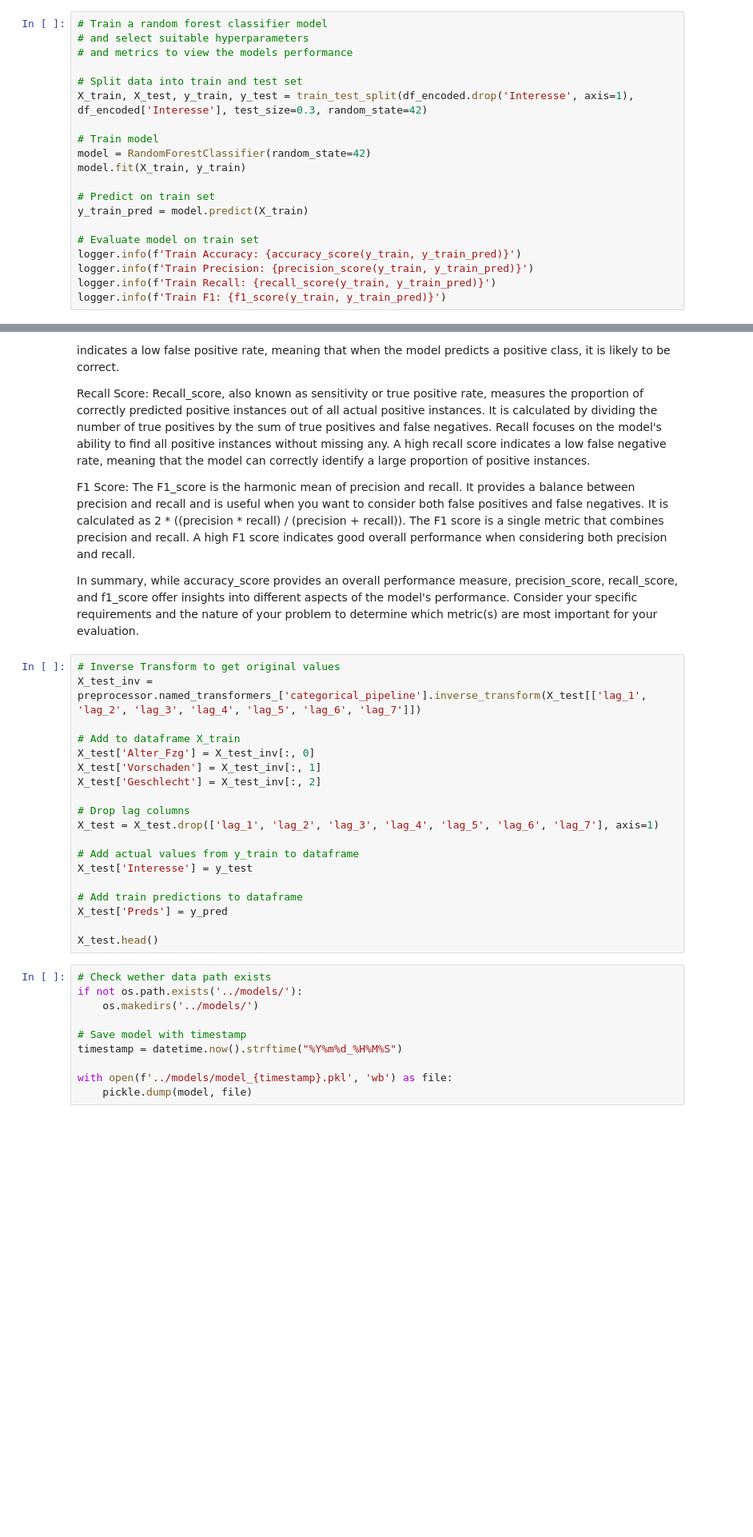
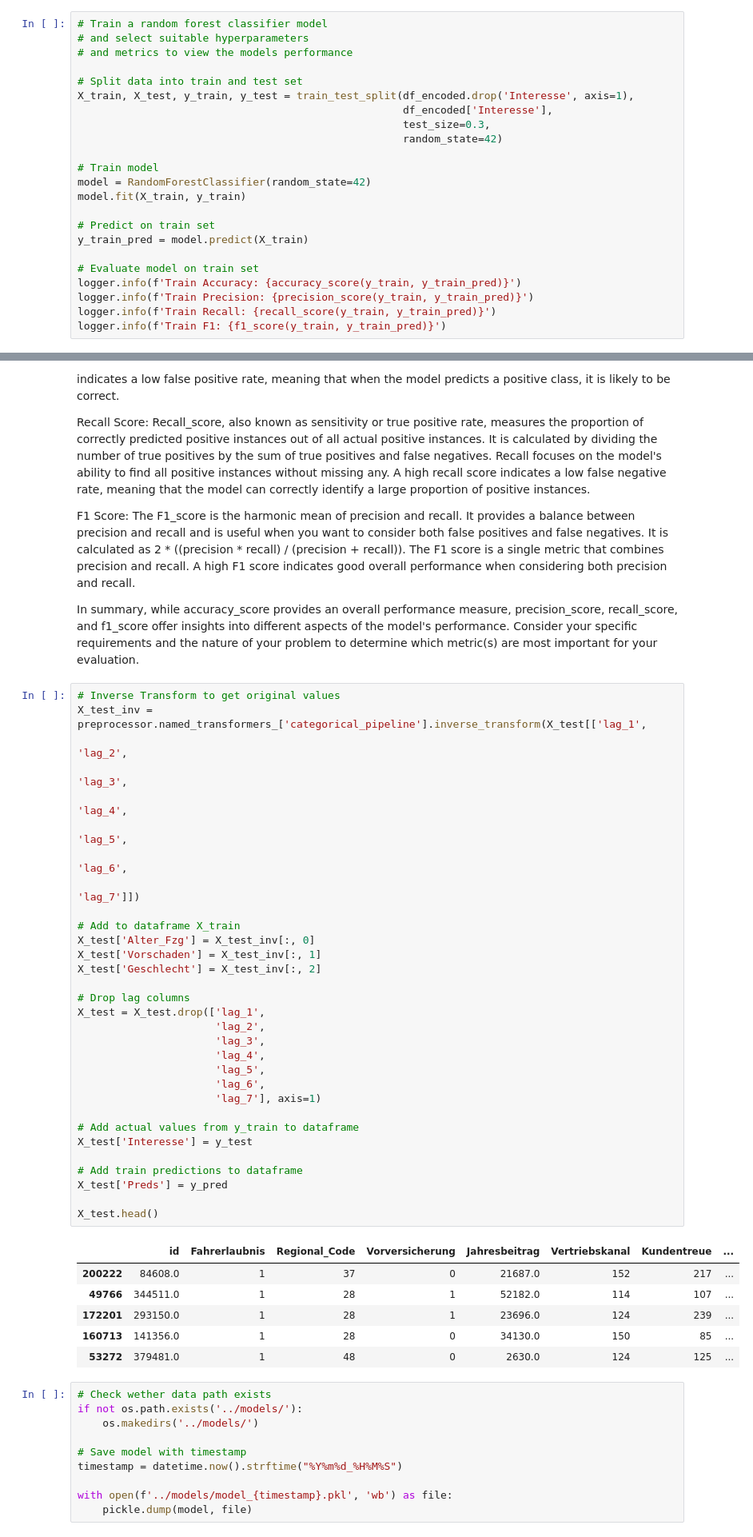
Before and after one commit to pmherp/huk_proj, a Jupyter notebook: src/coding_challenge.ipynb, the cells around one changed output, grey strips where cells are left out. Shown at 80% size. Saved outputs shown, nothing was run; the diff lists cells and outputs as text; blank space fills up the shorter version.

```diff
--- a/src/coding_challenge.ipynb
+++ b/src/coding_challenge.ipynb
@@ -199,7 +264,10 @@ Es ist grundsätzlich sinnvoll im Prozess verschiedene Modelle miteinander zu ve
 # and metrics to view the models performance
 
 # Split data into train and test set
-X_train, X_test, y_train, y_test = train_test_split(df_encoded.drop('Interesse', axis=1), df_encoded['Interesse'], test_size=0.3, random_state=42)
+X_train, X_test, y_train, y_test = train_test_split(df_encoded.drop('Interesse', axis=1),
+                                                    df_encoded['Interesse'],
+                                                    test_size=0.3,
+                                                    random_state=42)
 
 # Train model
 model = RandomForestClassifier(random_state=42)
@@ -240,23 +316,42 @@ The F1_score is the harmonic mean of precision and recall. It provides a balance
 In summary, while accuracy_score provides an overall performance measure, precision_score, recall_score, and f1_score offer insights into different aspects of the model's performance. Consider your specific requirements and the nature of your problem to determine which metric(s) are most important for your evaluation.
 # %%
 # Inverse Transform to get original values
-X_test_inv = preprocessor.named_transformers_['categorical_pipeline'].inverse_transform(X_test[['lag_1', 'lag_2', 'lag_3', 'lag_4', 'lag_5', 'lag_6', 'lag_7']])
+X_test_inv = preprocessor.named_transformers_['categorical_pipeline'].inverse_transform(X_test[['lag_1',
+                                                                                                'lag_2',
+                                                                                                'lag_3',
+                                                                                                'lag_4',
+                                                                                                'lag_5',
+                                                                                                'lag_6',
+                                                                                                'lag_7']])
 
 # Add to dataframe X_train
 X_test['Alter_Fzg'] = X_test_inv[:, 0]
 X_test['Vorschaden'] = X_test_inv[:, 1]
 X_test['Geschlecht'] = X_test_inv[:, 2]
 
 # Drop lag columns
-X_test = X_test.drop(['lag_1', 'lag_2', 'lag_3', 'lag_4', 'lag_5', 'lag_6', 'lag_7'], axis=1)
+X_test = X_test.drop(['lag_1',
+                      'lag_2',
+                      'lag_3',
+                      'lag_4',
+                      'lag_5',
+                      'lag_6',
+                      'lag_7'], axis=1)
 
 # Add actual values from y_train to dataframe
 X_test['Interesse'] = y_test
 
 # Add train predictions to dataframe
 X_test['Preds'] = y_pred
 
 X_test.head()
+# %% [output]
+|  | id | Fahrerlaubnis | Regional_Code | Vorversicherung | Jahresbeitrag | Vertriebskanal | Kundentreue | ... |
+| 200222 | 84608.0 | 1 | 37 | 0 | 21687.0 | 152 | 217 | ... |
+| 49766 | 344511.0 | 1 | 28 | 1 | 52182.0 | 114 | 107 | ... |
+| 172201 | 293150.0 | 1 | 28 | 1 | 23696.0 | 124 | 239 | ... |
+| 160713 | 141356.0 | 1 | 28 | 0 | 34130.0 | 150 | 85 | ... |
+| 53272 | 379481.0 | 1 | 48 | 0 | 2630.0 | 124 | 125 | ... |
 # %%
 # Check wether data path exists
 if not os.path.exists('../models/'):
```
Also changed, not shown: parts of 8 cells of this notebook, 2 other files.
